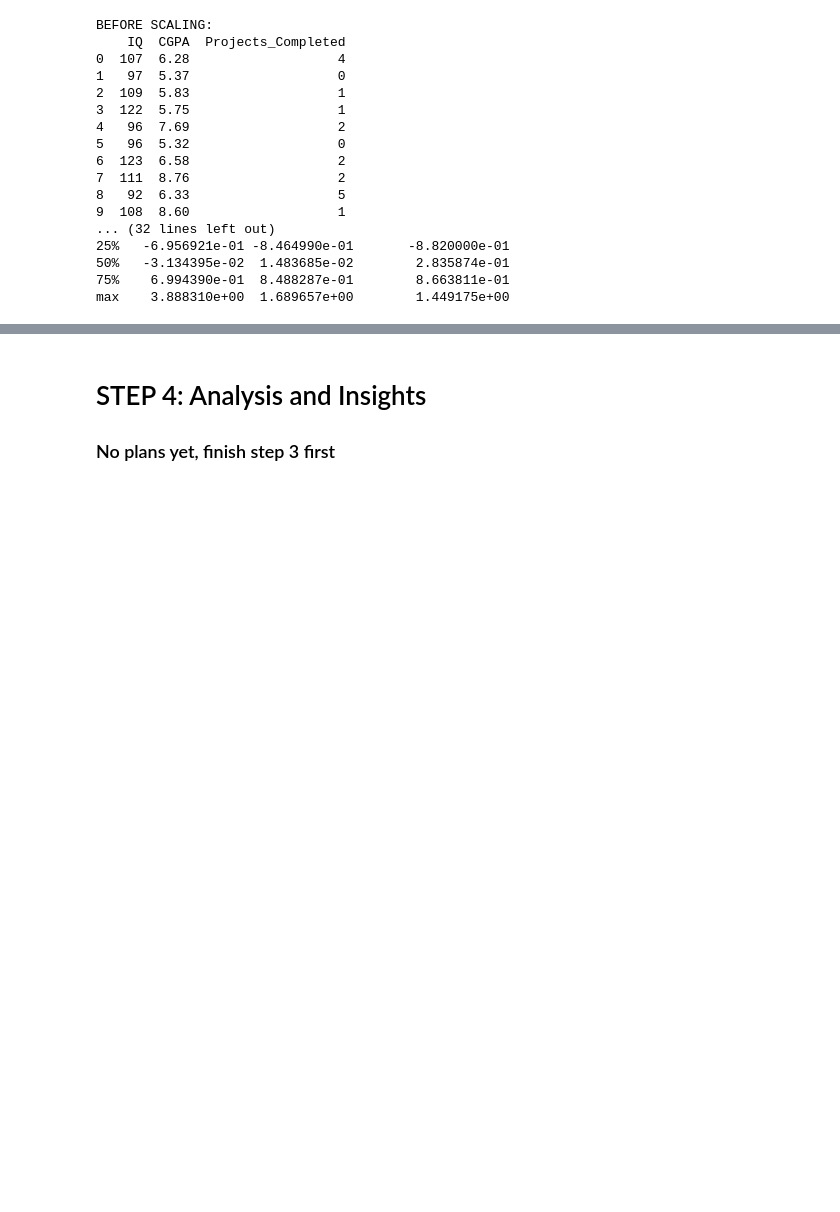
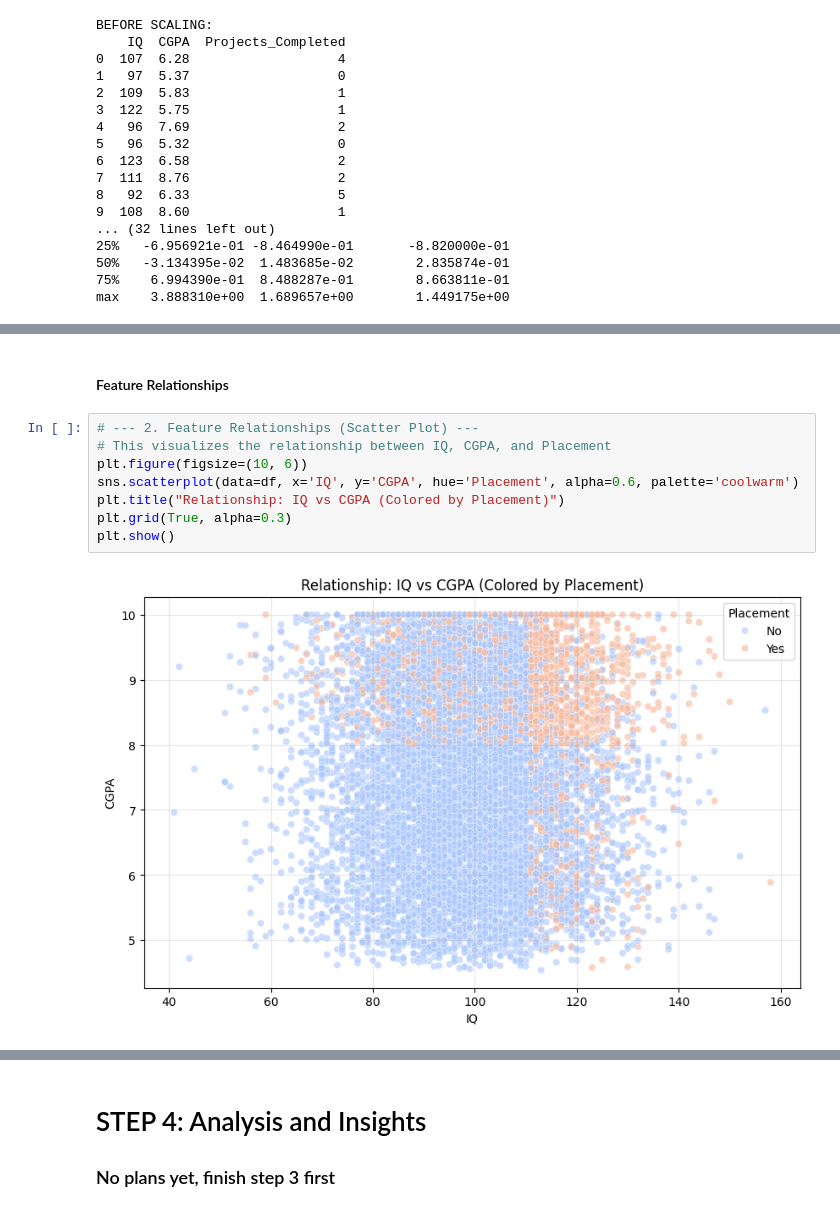
Before and after one commit to SundenJaeger/data-analysis-techniques, a Jupyter notebook: Finals.ipynb, the cells around one changed output, grey strips where cells are left out. Cells and saved outputs as stored; diff of their text form; blank space fills up the shorter version.

```diff
--- a/Finals.ipynb
+++ b/Finals.ipynb
@@ -232,0 +254,12 @@ Status: ❌ MISSING - OPTIONAL
+# %% [markdown]
+#### Feature Relationships
+# %%
+# --- 2. Feature Relationships (Scatter Plot) ---
+# This visualizes the relationship between IQ, CGPA, and Placement
+plt.figure(figsize=(10, 6))
+sns.scatterplot(data=df, x='IQ', y='CGPA', hue='Placement', alpha=0.6, palette='coolwarm')
+plt.title("Relationship: IQ vs CGPA (Colored by Placement)")
+plt.grid(True, alpha=0.3)
+plt.show()
+# %% [output]
+[figure, added]
```
Also changed, not shown: parts of 11 cells of this notebook, 1 other file.
